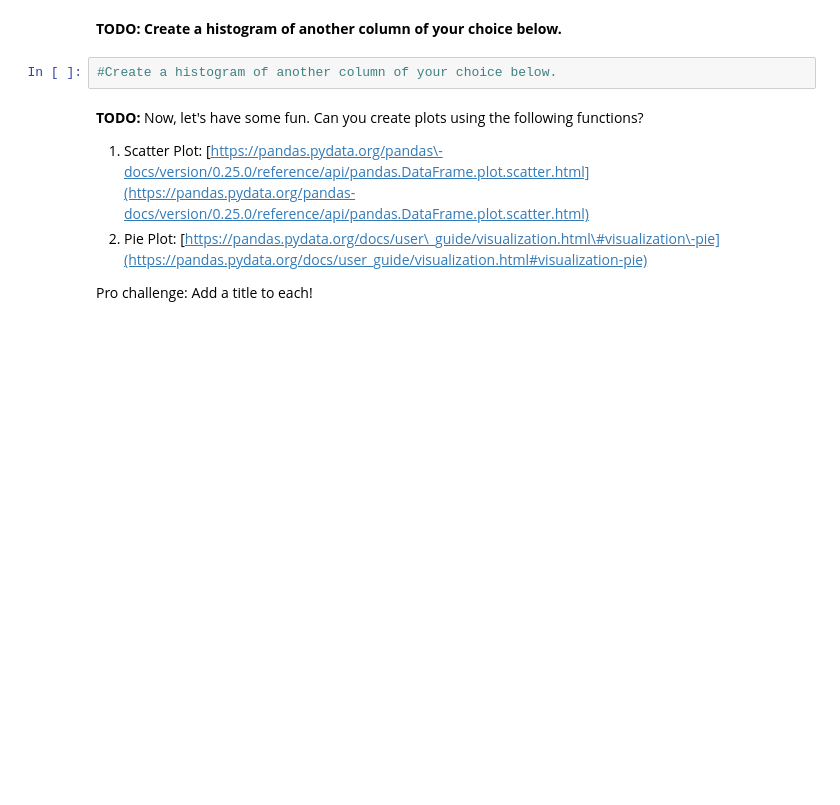
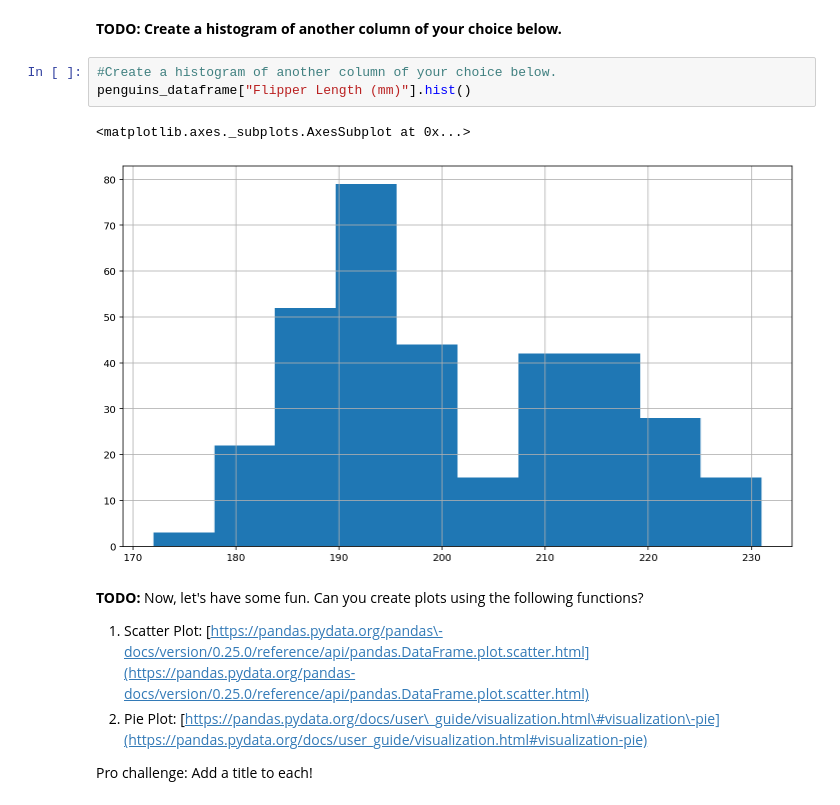
Before and after one commit to gprasad125/SC2022-BatchB-python-enjoyers, a Jupyter notebook: Ethan/week1/EDA_mini_project.ipynb, the cells around one changed output. Saved outputs shown, nothing was run; the diff lists cells and outputs as text; blank space fills up the shorter version.

```diff
--- a/Ethan/week1/EDA_mini_project.ipynb
+++ b/Ethan/week1/EDA_mini_project.ipynb
@@ -185,6 +228,10 @@ I put a simple histogram below that helps me understand how the dataset is distr
 **TODO: Create a histogram of another column of your choice below.**
 # %%
 #Create a histogram of another column of your choice below.
+penguins_dataframe["Flipper Length (mm)"].hist()
+# %% [output]
+<matplotlib.axes._subplots.AxesSubplot at 0x...>
+[figure, added]
 # %% [markdown]
 **TODO:** Now, let's have some fun. Can you create plots using the following functions?
 
```
Also changed, not shown: parts of 13 cells of this notebook, 19 other files.
